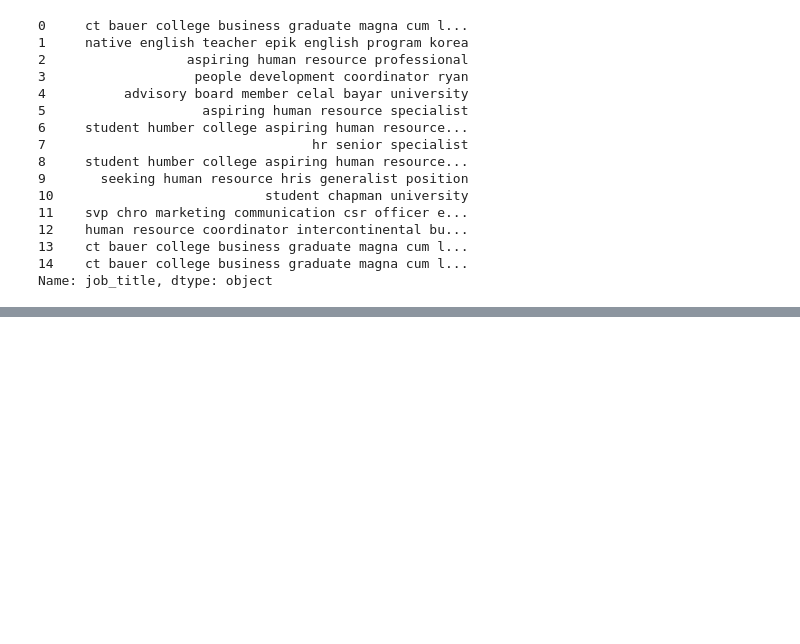
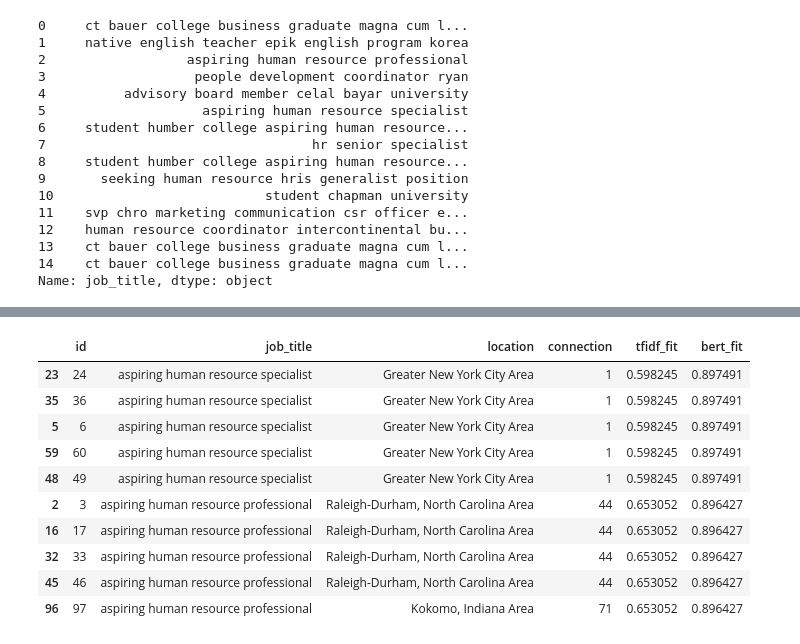
Before and after one commit to Ch-Ibrahim/nRhDDUb08MZl0Gfa, a Jupyter notebook: Potential Talents-Human Resources.ipynb, the cells around one changed output, grey strips where cells are left out. Saved outputs shown, nothing was run; the diff lists cells and outputs as text; code cells hidden in the pictures; blank space fills up the shorter version.

```diff
--- a/Potential Talents-Human Resources.ipynb
+++ b/Potential Talents-Human Resources.ipynb
@@ -210,0 +309,19 @@ Name: job_title, dtype: object
+# %%
+vectorizer = TfidfVectorizer()
+
+tfidf_data = data_Clean_tiile.copy()
+titles = tfidf_data['job_title'].tolist()
+
+tfidf_title_embs = vectorizer.fit_transform(titles)
+tfidf_keyword_embs = vectorizer.transform(keywords)
+
+tfidf_cosine = [cosine_similarity(tfidf_keyword_embs, tfidf_title_emb) for tfidf_title_emb in tfidf_title_embs]
+cosine_list = []
+for i in tfidf_cosine:
+  cosine_list.append(i.item())
+
+tfidf_data['tfidf_fit'] = cosine_list
+
+data = data_Clean_tiile.merge(tfidf_data['tfidf_fit'], how='left', left_index=True, right_index=True)
+data.sort_values('tfidf_fit', ascending=False, inplace=True)
+data.head(10)
@@ -210,0 +344,38 @@ Name: job_title, dtype: object
+# %%
+import torch
+bert = transformers.BertModel.from_pretrained('bert-base-uncased')
+bert_tokenizer = transformers.BertTokenizer.from_pretrained('bert-base-uncased')
+
+def str_to_bert_embedding(text):
+    ids = bert_tokenizer(
+        text,
+        add_special_tokens=True,
+        return_tensors='pt',
+        truncation=True,
+        padding=True
+    )
+    out = bert(**ids)
+    embeddings = torch.mean(out.last_hidden_state, dim=1)
+    return embeddings
+
+bert_data = data_Clean_tiile.copy()
+
+bert_title_embeddings = [
+    emb.detach().numpy()
+    for emb in bert_data['job_title'].astype(str).apply(str_to_bert_embedding)
+]
+
+bert_keywords_embeddings = str_to_bert_embedding(str(keywords[0])).detach().numpy()
+
+bert_cosine = [
+    cosine_similarity(bert_keywords_embeddings, title_embedding).item()
+    for title_embedding in bert_title_embeddings
+]
+
+bert_data['bert_fit'] = bert_cosine
+
+data_bert = data.merge(bert_data['bert_fit'], how='left', left_index=True, right_index=True)
+data_bert = data_bert.sort_values('bert_fit', ascending=False)
+
+data_bert.head(10)
+# %% [output]
@@ -210,0 +396,11 @@ Name: job_title, dtype: object
+|  | id | job_title | location | connection | tfidf_fit | bert_fit |
+| 23 | 24 | aspiring human resource specialist | Greater New York City Area | 1 | 0.598245 | 0.897491 |
+| 35 | 36 | aspiring human resource specialist | Greater New York City Area | 1 | 0.598245 | 0.897491 |
+| 5 | 6 | aspiring human resource specialist | Greater New York City Area | 1 | 0.598245 | 0.897491 |
+| 59 | 60 | aspiring human resource specialist | Greater New York City Area | 1 | 0.598245 | 0.897491 |
+| 48 | 49 | aspiring human resource specialist | Greater New York City Area | 1 | 0.598245 | 0.897491 |
+| 2 | 3 | aspiring human resource professional | Raleigh-Durham, North Carolina Area | 44 | 0.653052 | 0.896427 |
+| 16 | 17 | aspiring human resource professional | Raleigh-Durham, North Carolina Area | 44 | 0.653052 | 0.896427 |
+| 32 | 33 | aspiring human resource professional | Raleigh-Durham, North Carolina Area | 44 | 0.653052 | 0.896427 |
+| 45 | 46 | aspiring human resource professional | Raleigh-Durham, North Carolina Area | 44 | 0.653052 | 0.896427 |
+| 96 | 97 | aspiring human resource professional | Kokomo, Indiana Area | 71 | 0.653052 | 0.896427 |
```
Also changed, not shown: parts of 17 cells of this notebook.
